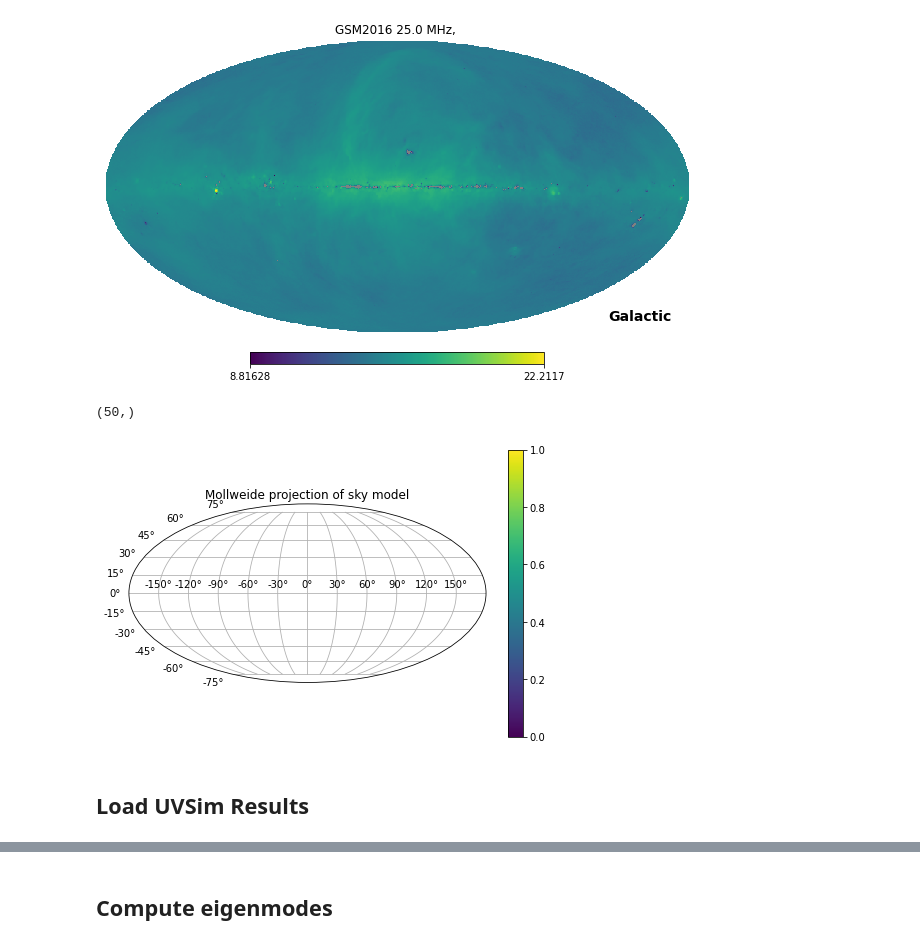
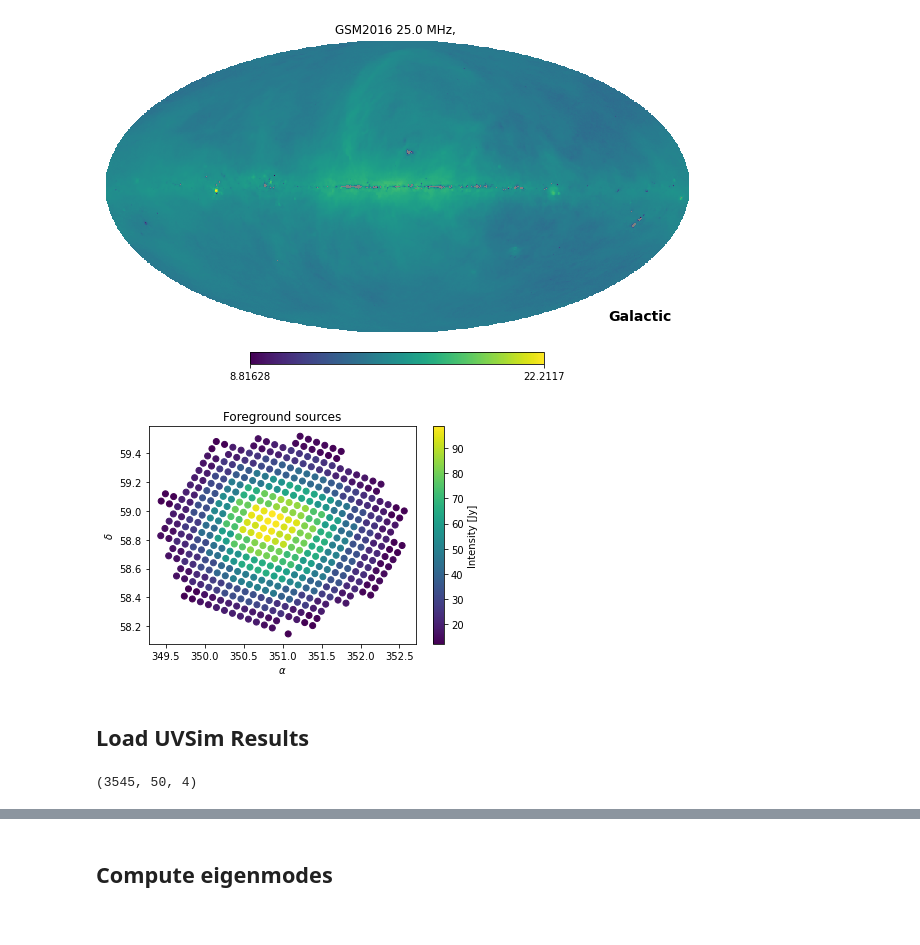
Before and after one commit to christianhbye/lusee_sky_simulations, a Jupyter notebook: notebooks/mock_lusee_night_analysis.ipynb, the cells around one changed output, grey strips where cells are left out. Saved outputs shown, nothing was run; the diff lists cells and outputs as text; code cells hidden in the pictures.

```diff
--- a/notebooks/mock_lusee_night_analysis.ipynb
+++ b/notebooks/mock_lusee_night_analysis.ipynb
@@ -75,15 +72,0 @@ skymodel.read_text_catalog("../luseesky/skymodels/pygdsm16_srcs.txt")
-# %%
-skymodel.stokes[0,0].shape
-# %% [output]
-(50,)
-# %%
-plt.figure(figsize=(8,4.2))
-plt.subplot(111, projection="mollweide")
-plt.title("Mollweide projection of sky model")
-plt.grid(True)
-plt.scatter(skymodel.ra.rad, skymodel.dec.rad)#, c=skymodel.stokes[0, 0].value)
-plt.subplots_adjust(top=0.95,bottom=0.0)
-plt.colorbar()
-plt.show()
-# %% [output]
-[figure, removed]
@@ -90,2 +77,14 @@ plt.show()
+# %%
+plt.figure()
+#plt.subplot(projection="mollweide")
+#plt.scatter(skymodel.ra.rad, skymodel.dec.rad, c=skymodel.stokes[0,0].value)
+plt.scatter(skymodel.ra.deg, skymodel.dec.deg, c=skymodel.stokes[0,0].value)
+plt.xlabel("$\\alpha$")
+plt.ylabel("$\\delta$")
+plt.colorbar(label="Intensity [Jy]")
+plt.title("Foreground sources")
+plt.show()
+# %% [output]
+[figure, added]
 # %% [markdown]
 ## Load UVSim Results
@@ -97,3 +91,22 @@ lst_arr = uvdata["lst"]
+# %%
+uvdata = np.load("../luseesky/results/results.npz")
+vis = uvdata["data"]
+freq = uvdata["freq"]
+lst_arr = uvdata["lst"]
+
+# cut to one orbital period
+lst_arr = lst_arr[:6995]
+vis = vis[:6995]
+
+# sources on the sky:
+assert np.allclose(np.nonzero(vis[:, 0, 0])[0], np.nonzero(vis[:, 0, 1])[0])  # sources are there for both pols
+vis_idxs = np.nonzero(vis[:, 0, 1])[0]
+vis = vis[vis_idxs]
+lst_arr = lst_arr[vis_idxs]
+
+print(vis.shape)
+# %% [output]
+(3545, 50, 4)
 # %%
 plt.figure()
 plt.plot(freq/1e6, vis[0, :, 0], label="XX-pol")
```
Also changed, not shown: parts of 9 cells of this notebook, 1 other file.
